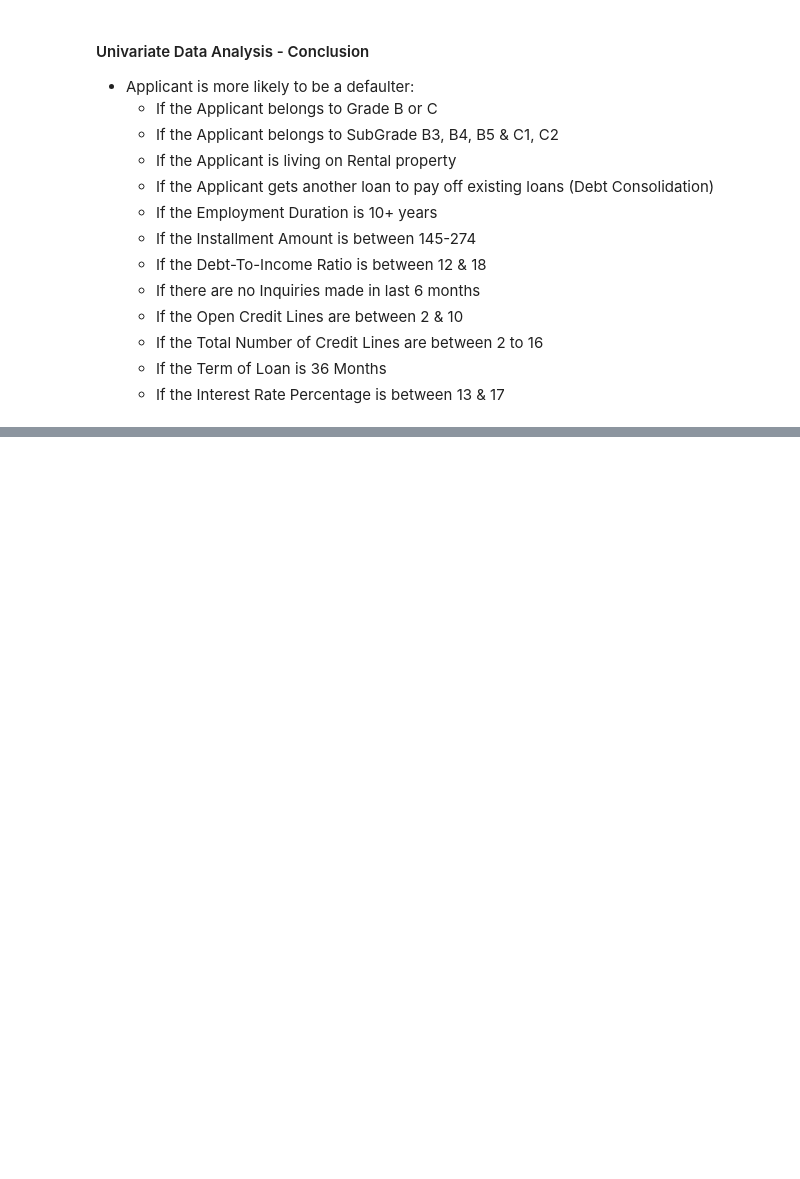
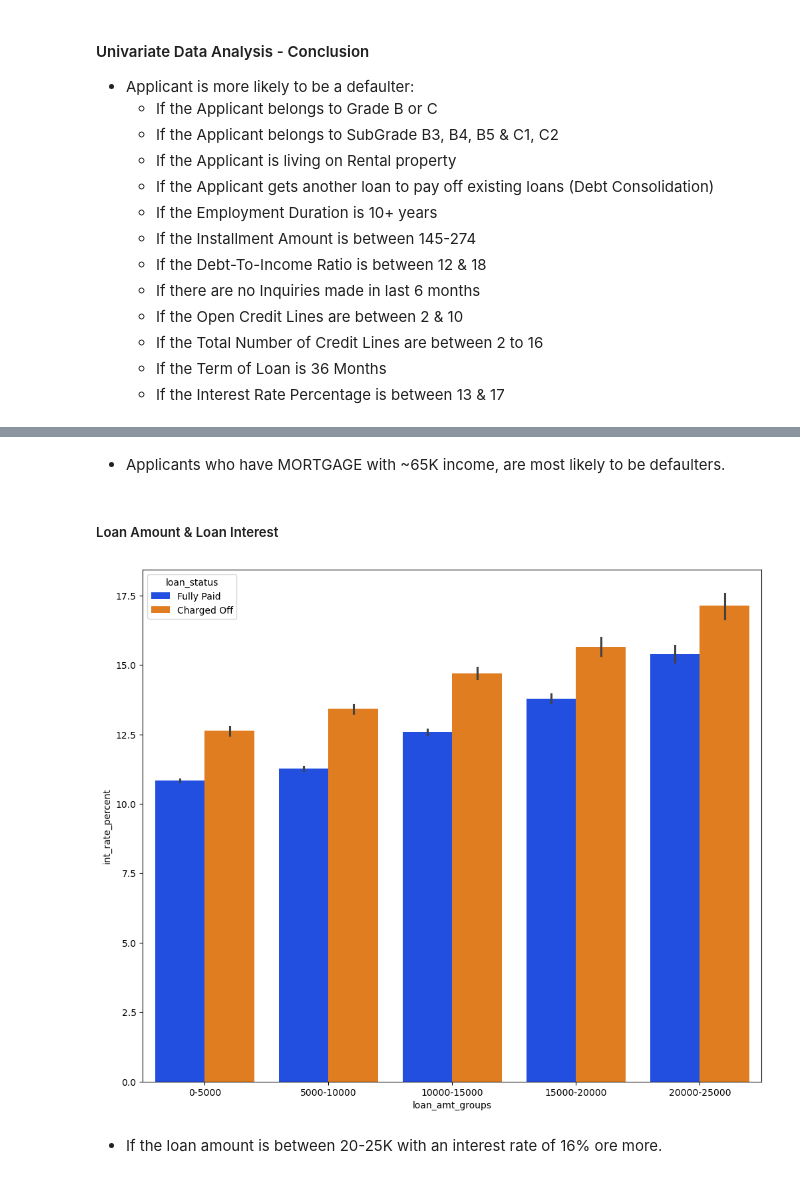
Before and after one commit to pavan64pavan/AI-ML-PG-C70, a Jupyter notebook: LendingClubCaseStudy.ipynb, the cells around one changed output, grey strips where cells are left out. Saved outputs shown, nothing was run; the diff lists cells and outputs as text; code cells hidden in the pictures; blank space fills up the shorter version.

```diff
--- a/LendingClubCaseStudy.ipynb
+++ b/LendingClubCaseStudy.ipynb
@@ -1420,0 +1458,13 @@ Name: count, dtype: int64
+# %% [markdown]
+- Applicants who have MORTGAGE with ~65K income, are most likely to be defaulters.
+# %% [markdown]
+##### Loan Amount & Loan Interest
+# %%
+loanDataF3['loan_amt_groups'] = pd.cut(loanDataF3['loan_amnt'], bins=5, precision=0, labels=['0-5000', '5000-10000', '10000-15000', '15000-20000', '20000-25000'])
+plt.figure(figsize=(12, 10))
+sns.barplot(data=loanDataF3, x='loan_amt_groups', y='int_rate_percent', hue='loan_status', palette='bright')
+plt.show()
+# %% [output]
+[figure, added]
+# %% [markdown]
+- If the loan amount is between 20-25K with an interest rate of 16% ore more.
```
Also changed, not shown: parts of 11 cells of this notebook.
